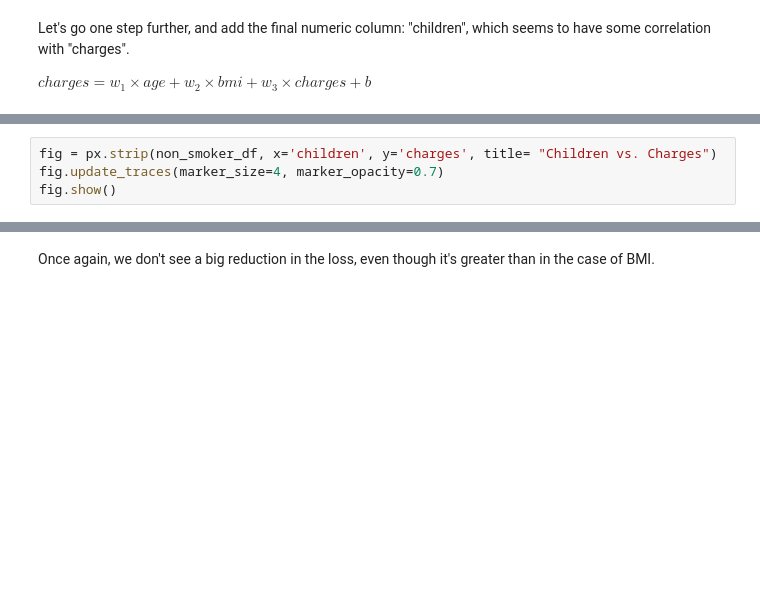
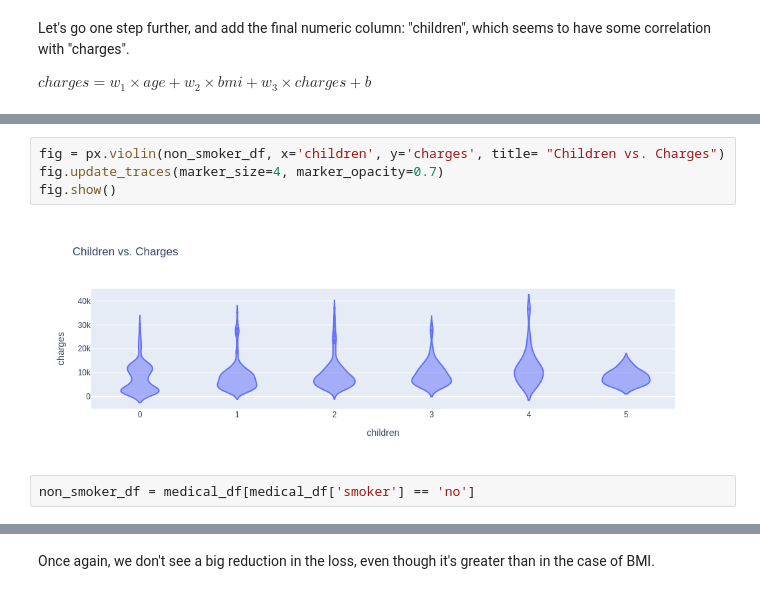
Before and after one commit to geff-ghost/notebooks, a Jupyter notebook: Machine-Learning/lesson-1-linear-regression-with-scikit-learn.ipynb, the cells around one changed output, grey strips where cells are left out. Saved outputs shown, nothing was run; the diff lists cells and outputs as text; blank space fills up the shorter version.

```diff
--- a/Machine-Learning/lesson-1-linear-regression-with-scikit-learn.ipynb
+++ b/Machine-Learning/lesson-1-linear-regression-with-scikit-learn.ipynb
@@ -1089,4 +1118,8 @@ non_smoker_df.charges.corr(non_smoker_df.children)
 # %%
-fig = px.strip(non_smoker_df, x='children', y='charges', title= "Children vs. Charges")
+fig = px.violin(non_smoker_df, x='children', y='charges', title= "Children vs. Charges")
 fig.update_traces(marker_size=4, marker_opacity=0.7)
 fig.show()
+# %% [output]
+[figure, added]
+# %%
+non_smoker_df = medical_df[medical_df['smoker'] == 'no']
```
Also changed, not shown: parts of 17 cells of this notebook, 1 other file.
